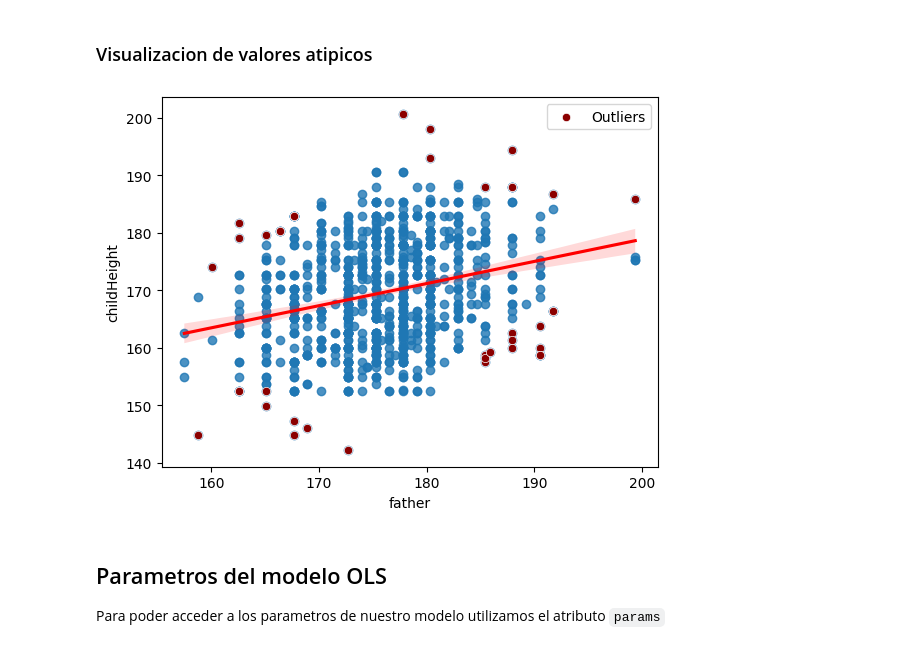
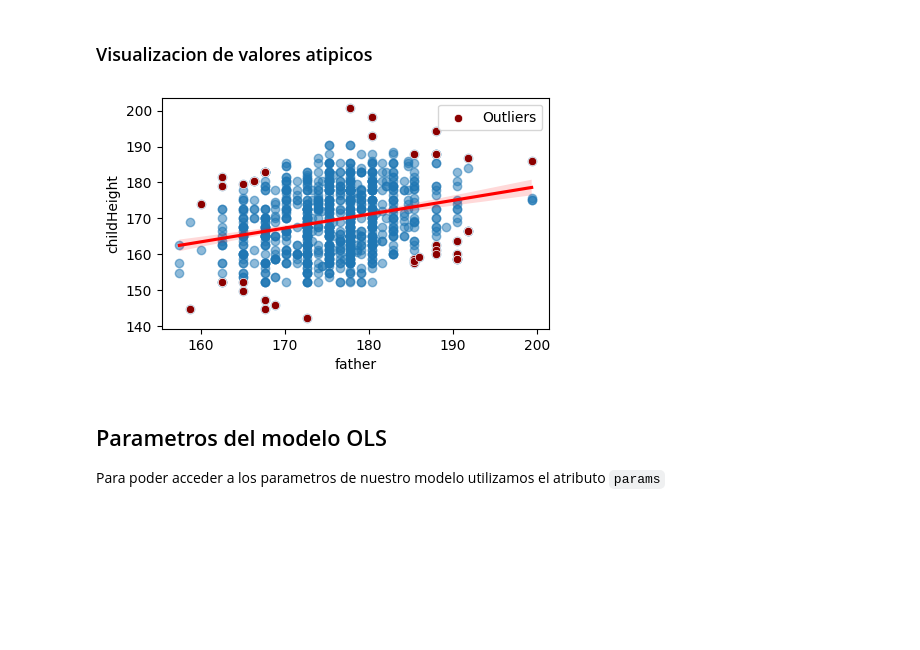
Before and after one commit to Void-CA/Linear-Regression, a Jupyter notebook: linearRegression.ipynb, the cells around one changed output. Drawn from its saved outputs; the diff is of its cells as text; code cells hidden in the pictures; blank space fills up the shorter version.

```diff
--- a/linearRegression.ipynb
+++ b/linearRegression.ipynb
@@ -85,0 +58,5 @@ memory usage: 58.5+ KB
+# %%
+from data.handler import get_heights
+
+heights = get_heights()
+heights.info()
@@ -140,11 +141,12 @@ outliers = np.where(cooks_distance > threshold_cooks)[0]
 # %% [markdown]
 ### Visualizacion de valores atipicos
 # %%
-sns.regplot(x='father', y='childHeight', data=heights, line_kws={'color' : 'red'})
+plt.figure(figsize=(5,3))
+sns.regplot(x='father', y='childHeight', data=heights, line_kws={'color' : 'red'}, scatter_kws={'alpha' : 0.5})
 sns.scatterplot(x=heights.iloc[outliers]['father'], y=heights.iloc[outliers]['childHeight'], color='darkred', label='Outliers')
 plt.show()
 # %% [output]
-[figure, old version]
+[figure, new version]
 # %% [markdown]
 ## Parametros del modelo OLS
 Para poder acceder a los parametros de nuestro modelo utilizamos el atributo `params`
```
Also changed, not shown: parts of 8 cells of this notebook, 1 other file.
